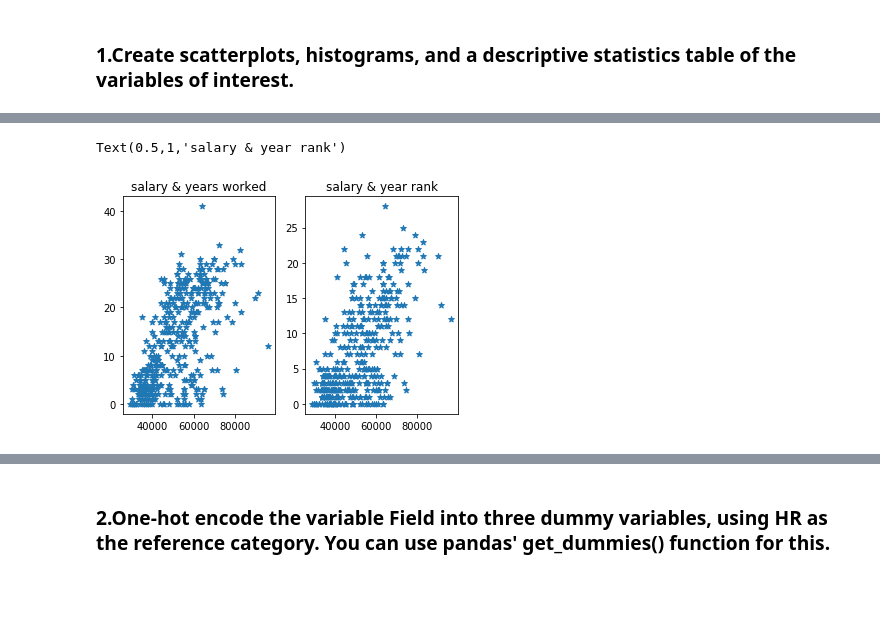
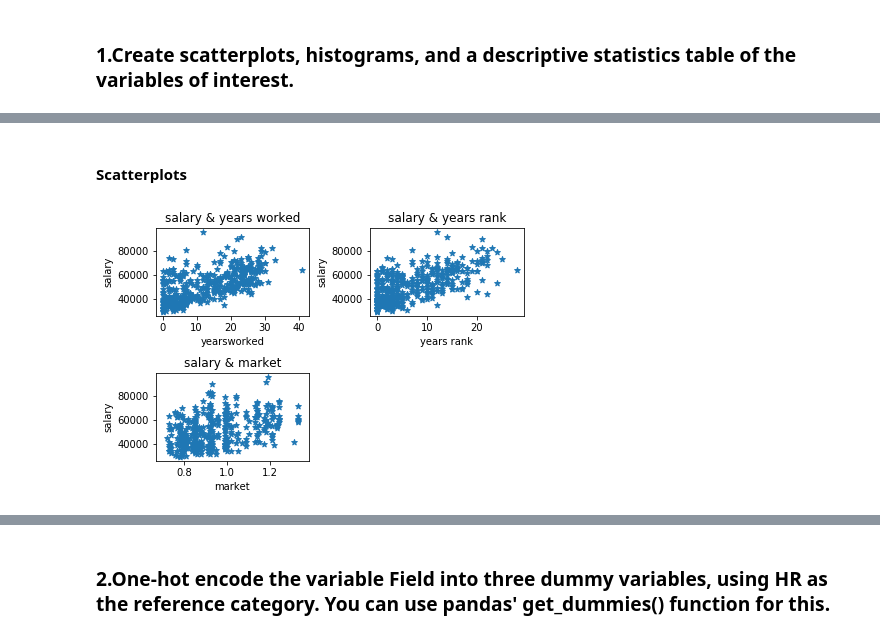
Before and after one commit to Ibby19/Multiple-Linear-Regression, a Jupyter notebook: Multiple_Linear_Regression.ipynb, the cells around one changed output, grey strips where cells are left out. Drawn from its saved outputs; the diff is of its cells as text; code cells hidden in the pictures; blank space fills up the shorter version.

```diff
--- a/Multiple_Linear_Regression.ipynb
+++ b/Multiple_Linear_Regression.ipynb
@@ -10,2 +18,2 @@ import matplotlib.pyplot as plt
 # %%
-df = pd.read_csv('salary.csv').dropna()
+df = pd.read_csv('salary.csv')
@@ -26,0 +54,2 @@ df.corr()
+# %%
+df = df.dropna(axis = 0)
@@ -99,11 +164,26 @@ Text(0.5,1,'Field')
+# %% [markdown]
+#### Scatterplots
 # %%
-plt.subplot(1,2,1)
-plt.scatter(x = X_train['salary'], y= X_train['yearsworked'], marker='*')
+plt.subplot(2,2,1)
+plt.scatter(x = X_train['yearsworked'], y= X_train['salary'], marker='*')
+plt.xlabel('yearsworked')
+plt.ylabel('salary')
 plt.title('salary & years worked')
 
-plt.subplot(1,2,2)
-plt.scatter(x = X_train['salary'], y= X_train['yearsrank'], marker='*')
-plt.title('salary & year rank')
+plt.subplot(2,2,2)
+plt.scatter(x = X_train['yearsrank'], y= X_train['salary'], marker='*')
+plt.xlabel('years rank')
+plt.ylabel('salary')
+plt.title('salary & years rank')
+
+plt.subplot(2,2,3)
+plt.scatter(x = X_train['market'], y= X_train['salary'], marker='*')
+plt.xlabel('market')
+plt.ylabel('salary')
+plt.title('salary & market')
+
+plt.tight_layout(pad=0.4, w_pad=0.5, h_pad=1.0)
+
+plt.show()
 # %% [output]
-Text(0.5,1,'salary & year rank')
-[figure, old version]
+[figure, new version]
```
Also changed, not shown: parts of 31 cells of this notebook.
